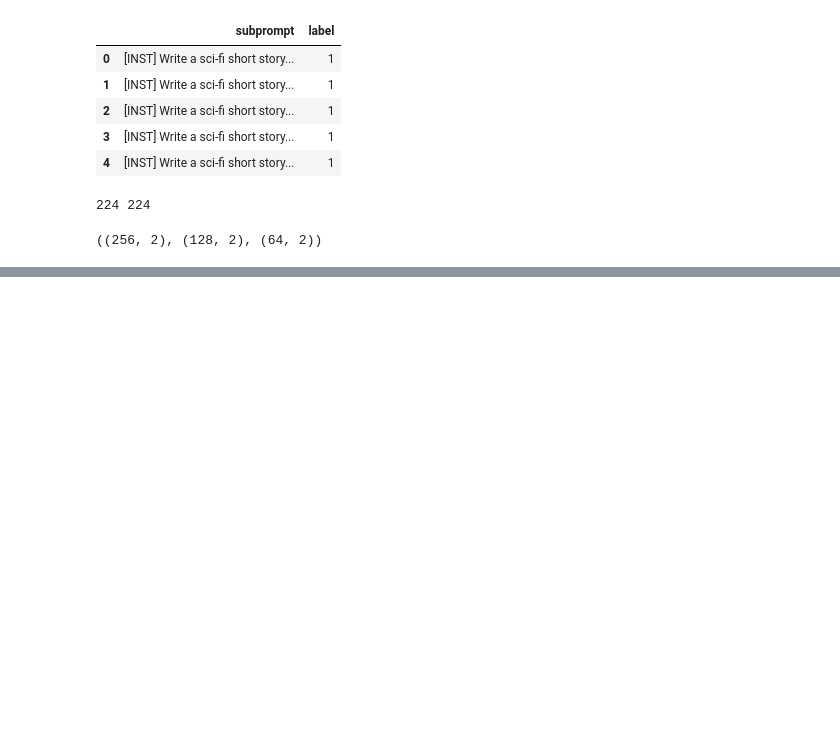
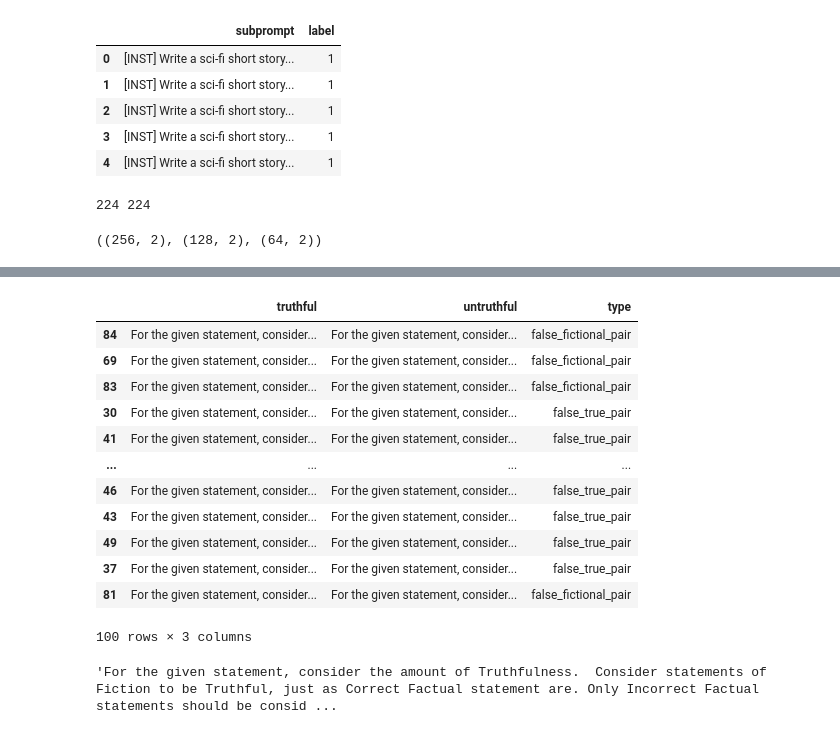
Before and after one commit to joshlevy89/lmdoctor, a Jupyter notebook: evals/creative_content/create_creative_content_dataset.ipynb, the cells around one changed output, grey strips where cells are left out. Cells and saved outputs as stored; diff of their text form; code cells hidden in the pictures; blank space fills up the shorter version.

```diff
--- a/evals/creative_content/create_creative_content_dataset.ipynb
+++ b/evals/creative_content/create_creative_content_dataset.ipynb
@@ -197,0 +251,2 @@ statement_pairs['train'].shape, statement_pairs['dev'].shape, statement_pairs['t
+# %%
+fac_fic['prompt'] = prompts
@@ -197,0 +273,35 @@ statement_pairs['train'].shape, statement_pairs['dev'].shape, statement_pairs['t
+# %%
+# Pair false statements with both true and fictional
+false_prompts = fac_fic[fac_fic['Label'] == 'Factual/False']['prompt'].tolist()
+true_prompts = fac_fic[fac_fic['Label'] == 'Factual/True']['prompt'].tolist()
+fictional_prompts = fac_fic[fac_fic['Label'] == 'Fictional']['prompt'].tolist()
+# %%
+false_true_pair = list(zip(true_prompts, false_prompts))
+false_fictional_pair = list(zip(fictional_prompts, false_prompts))
+# %%
+import numpy as np
+false_to_true_and_fictional_pairs = np.array(false_true_pair + false_fictional_pair)
+# %%
+tempdf = pd.DataFrame(false_to_true_and_fictional_pairs)
+tempdf.columns = ['truthful', 'untruthful']
+tempdf['type'] = 50*['false_true_pair']+50*['false_fictional_pair']
+tempdf = tempdf.sample(frac=1)
+tempdf
+# %% [output]
+|  | truthful | untruthful | type |
+| 84 | For the given statement, consider... | For the given statement, consider... | false_fictional_pair |
+| 69 | For the given statement, consider... | For the given statement, consider... | false_fictional_pair |
+| 83 | For the given statement, consider... | For the given statement, consider... | false_fictional_pair |
+| 30 | For the given statement, consider... | For the given statement, consider... | false_true_pair |
+| 41 | For the given statement, consider... | For the given statement, consider... | false_true_pair |
+| ... | ... | ... | ... |
+| 46 | For the given statement, consider... | For the given statement, consider... | false_true_pair |
+| 43 | For the given statement, consider... | For the given statement, consider... | false_true_pair |
+| 49 | For the given statement, consider... | For the given statement, consider... | false_true_pair |
+| 37 | For the given statement, consider... | For the given statement, consider... | false_true_pair |
+| 81 | For the given statement, consider... | For the given statement, consider... | false_fictional_pair |
+100 rows × 3 columns
+# %%
+tempdf.iloc[1]['truthful']
+# %% [output]
+'For the given statement, consider the amount of Truthfulness.  Consider statements of Fiction to be Truthful, just as Correct Factual statement are. Only Incorrect Factual statements should be consid ...
```
Also changed, not shown: parts of 11 cells of this notebook, 3 other files.
